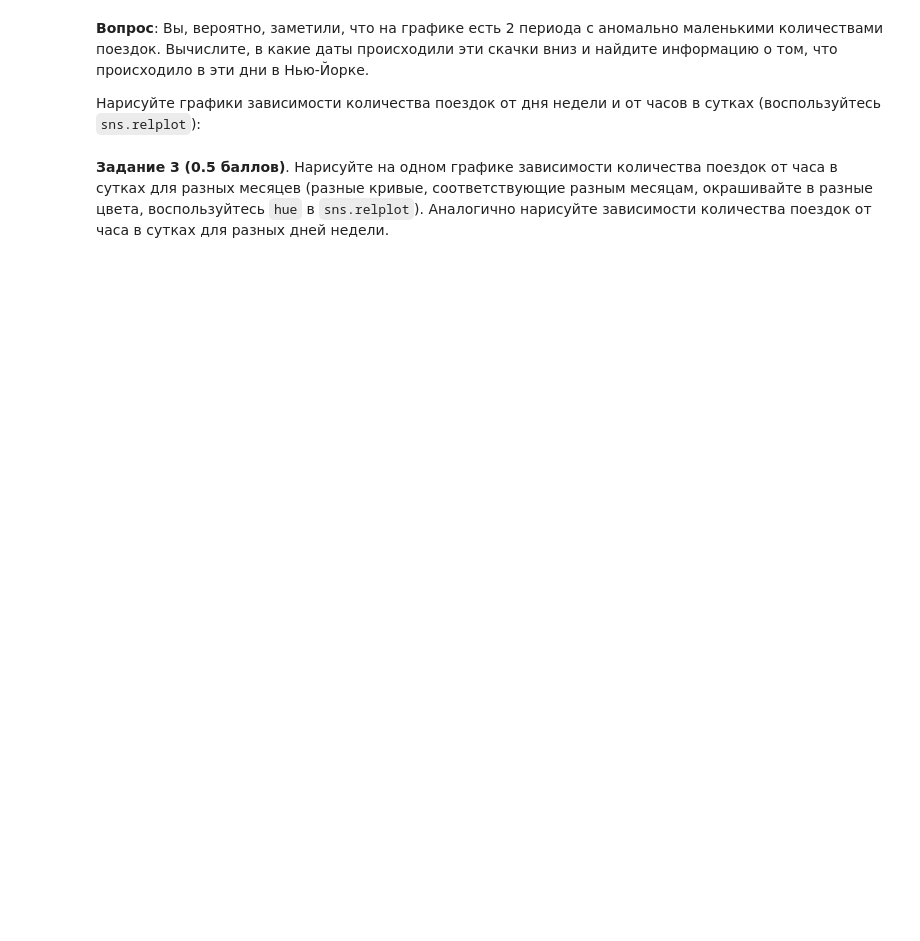
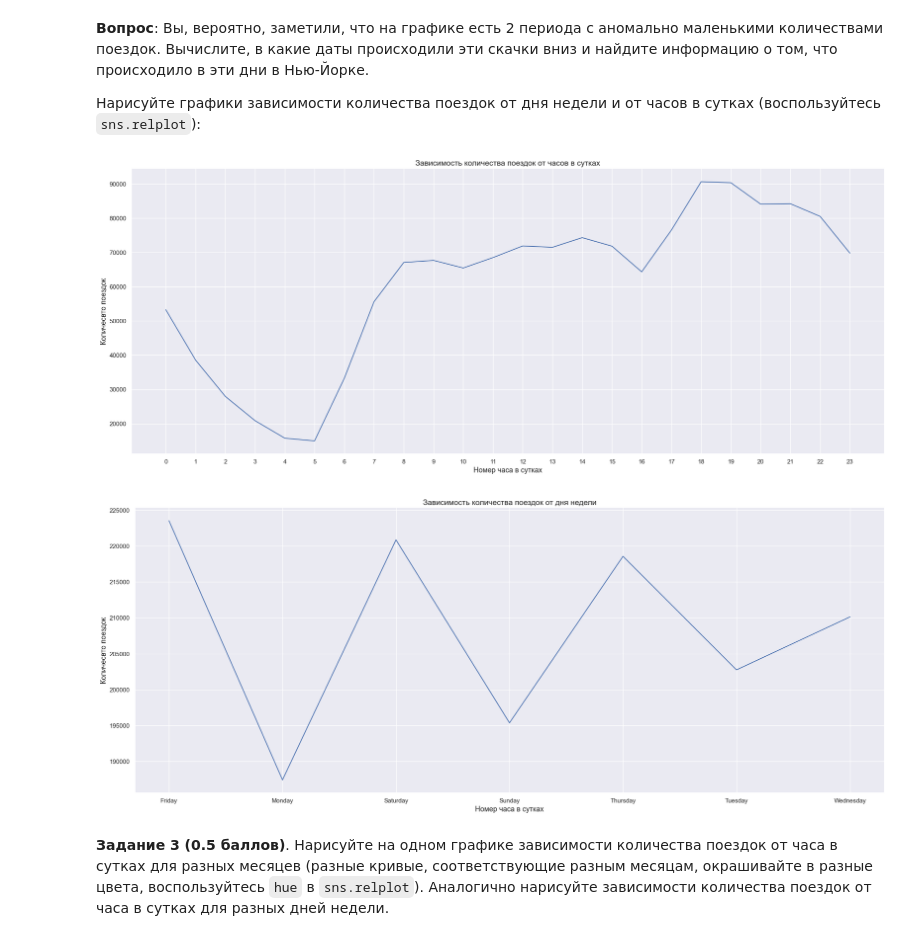
Before and after one commit to Nojatij/ml_courses, a Jupyter notebook: 1_st_course/homework/hw2/homework-practice-02-linregr.ipynb, the cells around one changed output. Drawn from its saved outputs; the diff is of its cells as text; code cells hidden in the pictures; blank space fills up the shorter version.

```diff
--- a/1_st_course/homework/hw2/homework-practice-02-linregr.ipynb
+++ b/1_st_course/homework/hw2/homework-practice-02-linregr.ipynb
@@ -162,6 +162,3 @@ plt.xticks(rotation=45)
 **Вопрос**: Вы, вероятно, заметили, что на графике есть 2 периода с аномально маленькими количествами поездок. Вычислите, в какие даты происходили эти скачки вниз и найдите информацию о том, что происходило в эти дни в Нью-Йорке.
 
 Нарисуйте графики зависимости количества поездок от дня недели и от часов в сутках (воспользуйтесь `sns.relplot`):
-# %%
-train['pickup_datetime_hour'] = train['pickup_datetime'].dt.hour
-train['pickup_datetime_weekday'] = train['pickup_datetime'].dt.day_of_week
@@ -183,2 +165,28 @@ grouped_train_hour.reset_index(inplace=True)
+# %%
+#Разбиваем на часы
+day_ride = train.set_index('pickup_datetime').resample('1H').count()['id'].reset_index()
+#На каждую неделю
+day_ride['day_of_week'] = day_ride['pickup_datetime'].dt.day_name()
+#На час в сутках
+day_ride['hour'] = day_ride['pickup_datetime'].dt.hour
+#На номер месяца
+day_ride['month'] = day_ride['pickup_datetime'].dt.month_name()
+day_ride = day_ride.set_index('pickup_datetime')
+# %%
+graph_hour = day_ride.groupby(['hour']).sum().reset_index()[['hour', 'id']]
+g1 = sns.relplot(data=graph_hour, y='id', x = "hour",kind="line",height=8, aspect=20/8)
+g1.set(xticks=range(24))
+plt.title('Зависимость количества поездок от часов в сутках',fontsize = 14)
+g1.set_xlabels('Номер часа в сутках',fontsize = 13)
+g1.set_ylabels('Количесвто поездок',fontsize = 13);
+graph_week = day_ride.groupby(['day_of_week']).sum().reset_index()[['day_of_week', 'id']]
+g2 = sns.relplot(data=graph_week, y='id', x = "day_of_week",kind="line",height=8, aspect=20/8)
+g2.set(xticks=range(7))
+plt.title('Зависимость количества поездок от дня недели',fontsize = 14)
+g2.set_xlabels('Номер часа в сутках',fontsize = 13)
+g2.set_ylabels('Количесвто поездок',fontsize = 13);
+# %% [output]
+[figure, added]
+[figure, added]
 # %% [markdown]
 **Задание 3 (0.5 баллов)**. Нарисуйте на одном графике зависимости количества поездок от часа в сутках для разных месяцев (разные кривые, соответствующие разным месяцам, окрашивайте в разные цвета, воспользуйтесь `hue` в `sns.relplot`). Аналогично нарисуйте зависимости количества поездок от часа в сутках для разных дней недели.
```
Also changed, not shown: parts of 64 cells of this notebook, 4 other files.
